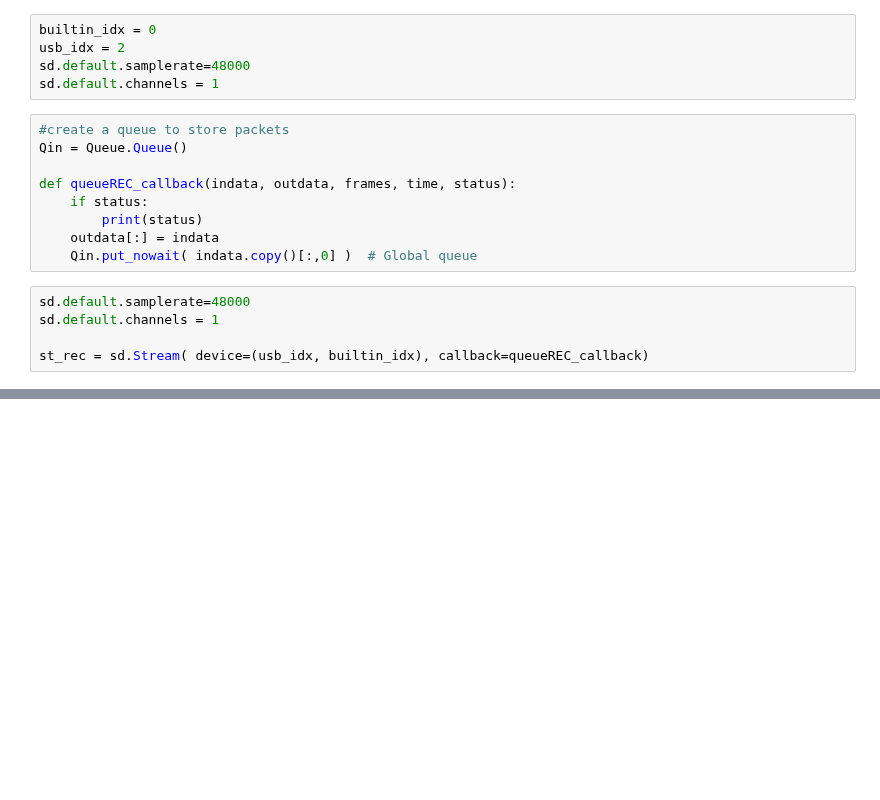
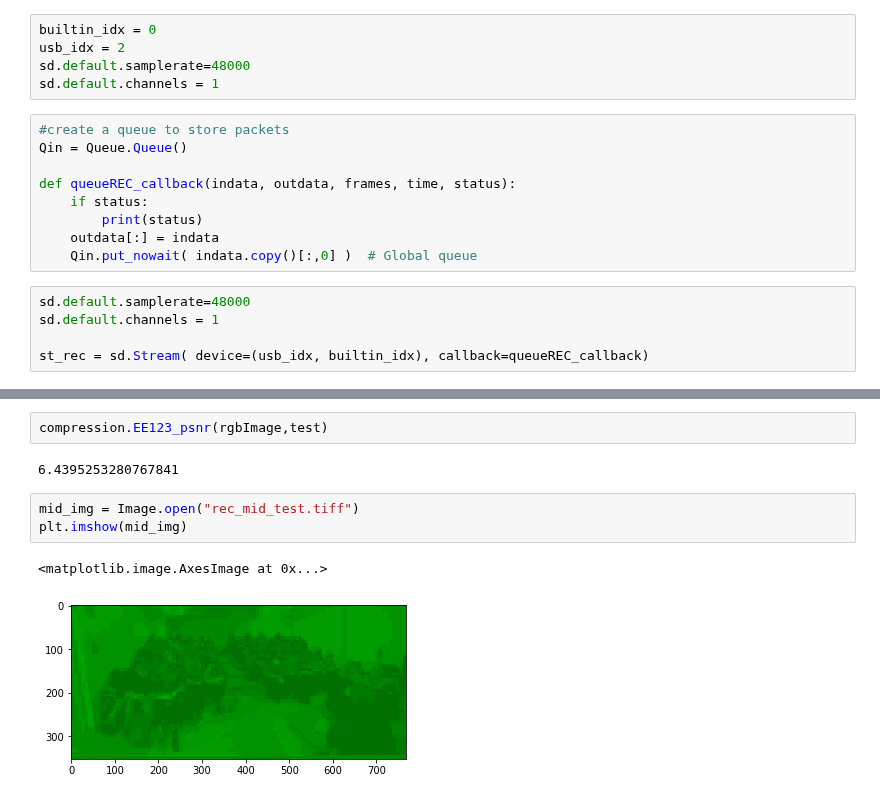
Before and after one commit to lm-t/ee123-labs, a Jupyter notebook: ee123-project/ee123-project-recieve.ipynb, the cells around one changed output, grey strips where cells are left out. Saved outputs shown, nothing was run; the diff lists cells and outputs as text; blank space fills up the shorter version.

```diff
--- a/ee123-project/ee123-project-recieve.ipynb
+++ b/ee123-project/ee123-project-recieve.ipynb
@@ -130,0 +180,10 @@ EE123_psnr(rgbImage,dec_image)
+# %%
+compression.EE123_psnr(rgbImage,test)
+# %% [output]
+6.4395253280767841
+# %%
+mid_img = Image.open("rec_mid_test.tiff")
+plt.imshow(mid_img)
+# %% [output]
+<matplotlib.image.AxesImage at 0x...>
+[figure, added]
```
Also changed, not shown: parts of 8 cells of this notebook, 1 other file.
